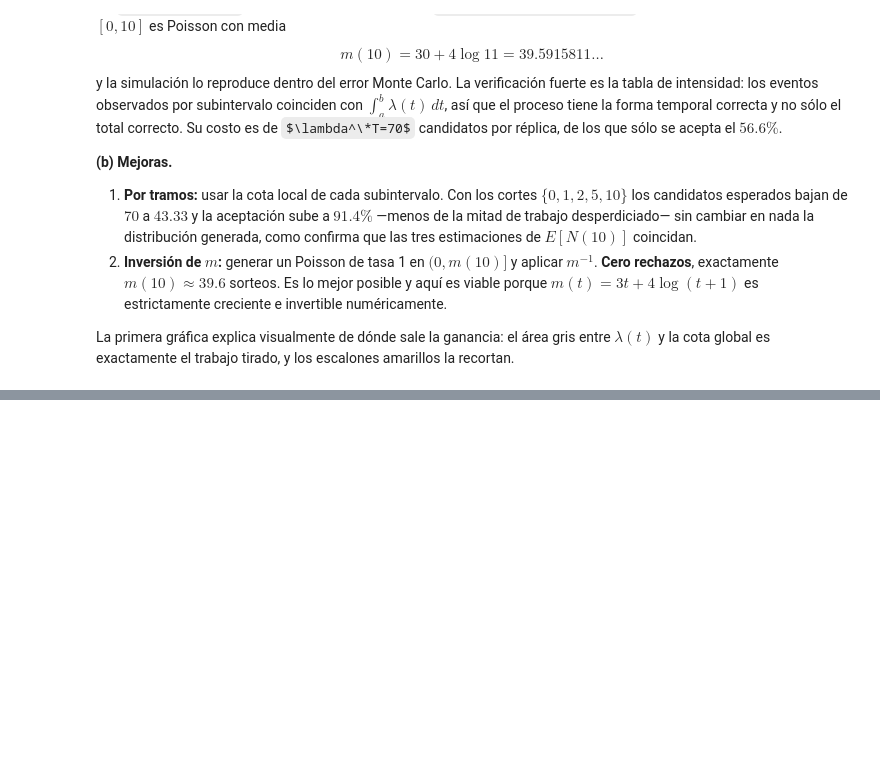
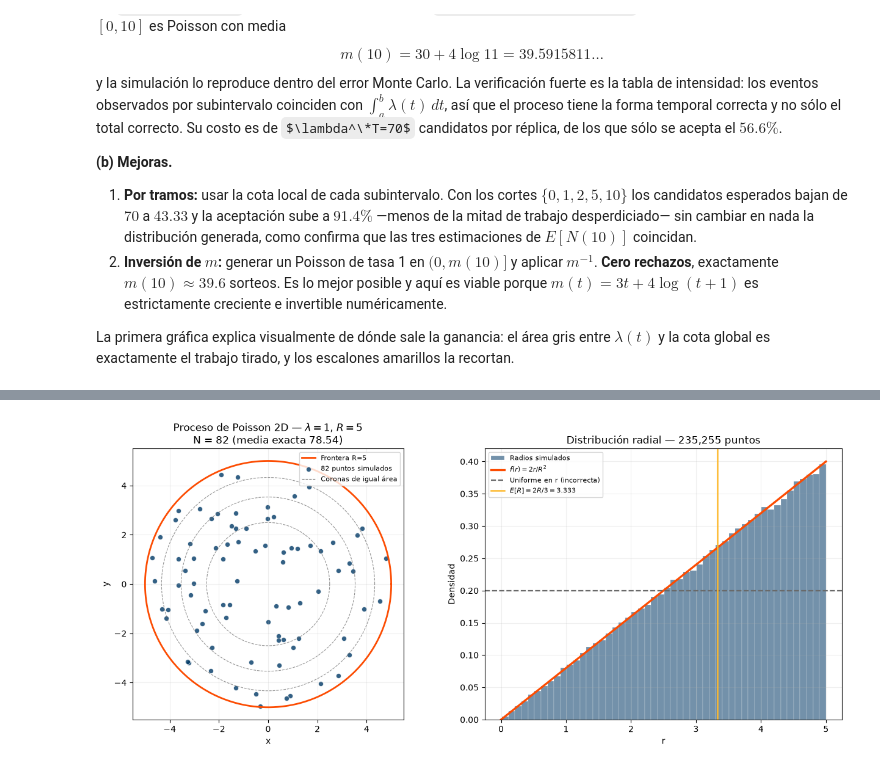
Before and after one commit to fabianpradod/mod-practica2, a Jupyter notebook: Practica_2_Generacion_de_Variables_Aleatorias_Continuas.ipynb, the cells around one changed output, grey strips where cells are left out. Saved outputs shown, nothing was run; the diff lists cells and outputs as text; code cells hidden in the pictures; some formulas as TeX source; blank space fills up the shorter version.

Commit message:
feat: solve exercise 8 (two-dimensional Poisson process)

```diff
--- a/Practica_2_Generacion_de_Variables_Aleatorias_Continuas.ipynb
+++ b/Practica_2_Generacion_de_Variables_Aleatorias_Continuas.ipynb
@@ -938,0 +1042,42 @@ La primera gráfica explica visualmente de dónde sale la ganancia: el área gri
+# %%
+fig, axes = plt.subplots(1, 2, figsize=(13, 5.6))
+
+# La realización pedida: lambda = 1, R = 5.
+ax = axes[0]
+circ = np.linspace(0, 2 * math.pi, 400)
+ax.plot(RAD8 * np.cos(circ), RAD8 * np.sin(circ), color=ORANGE, linewidth=2,
+        label=f"Frontera R={RAD8:.0f}")
+ax.scatter(x8, y8, s=34, color=NAVY, alpha=.8, edgecolor="white", linewidth=.6,
+           label=f"{radios8.size} puntos simulados")
+# Coronas de igual área: deben contener, en promedio, el mismo número de puntos.
+for frac in [0.25, 0.5, 0.75]:
+    rr = RAD8 * math.sqrt(frac)
+    ax.plot(rr * np.cos(circ), rr * np.sin(circ), color=GREY, linewidth=.8,
+            linestyle="--", alpha=.7)
+ax.plot([], [], color=GREY, linestyle="--", linewidth=.8, label="Coronas de igual área")
+ax.set_aspect("equal")
+ax.set_xlabel("x")
+ax.set_ylabel("y")
+ax.set_title(f"Proceso de Poisson 2D — $\\lambda={LAM8:.0f}$, $R={RAD8:.0f}$\n"
+             f"N = {radios8.size} (media exacta {MEDIA8:.2f})")
+ax.legend(fontsize=8, loc="upper right")
+ax.grid(alpha=.2)
+
+# Densidad radial: crece como 2r/R^2, no es uniforme.
+ax = axes[1]
+ax.hist(rad_todos, bins=50, density=True, color=NAVY, alpha=.55,
+        edgecolor="white", linewidth=.3, label="Radios simulados")
+rs = np.linspace(0, RAD8, 300)
+ax.plot(rs, 2 * rs / RAD8**2, color=ORANGE, linewidth=2.4, label=r"$f(r)=2r/R^2$")
+ax.axhline(1 / RAD8, color=GREY, linestyle="--", linewidth=1.6,
+           label="Uniforme en r (incorrecta)")
+ax.axvline(2 * RAD8 / 3, color=YELLOW, linewidth=1.8, label=f"$E[R]=2R/3={2*RAD8/3:.3f}$")
+ax.set_xlabel("r")
+ax.set_ylabel("Densidad")
+ax.set_title(f"Distribución radial — {rad_todos.size:,} puntos")
+ax.legend(fontsize=8)
+ax.grid(alpha=.2)
+plt.tight_layout()
+plt.show()
+# %% [output]
+[figure, added]
```
Also changed, not shown: parts of 3 cells of this notebook.
